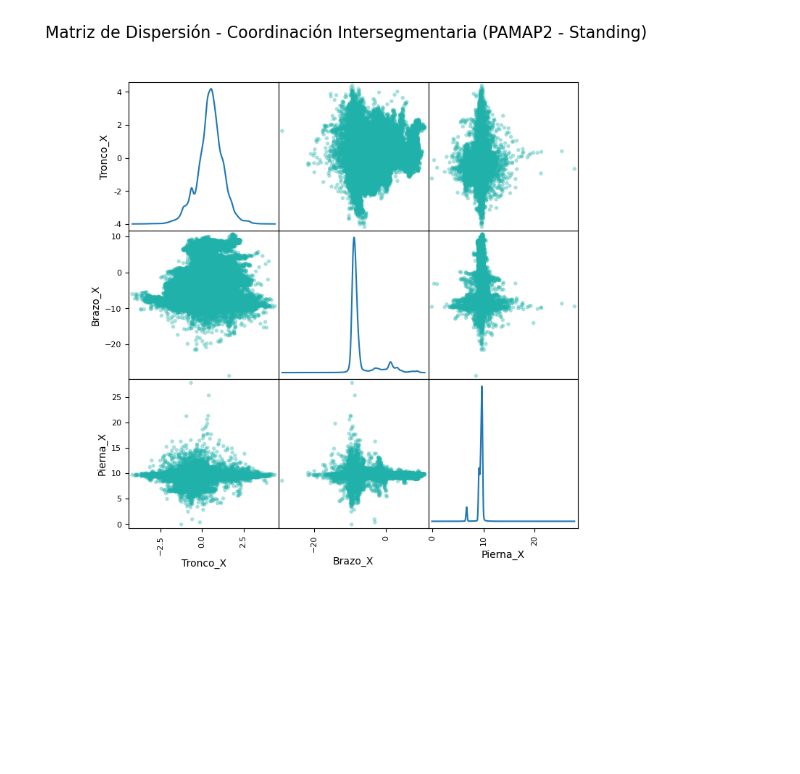
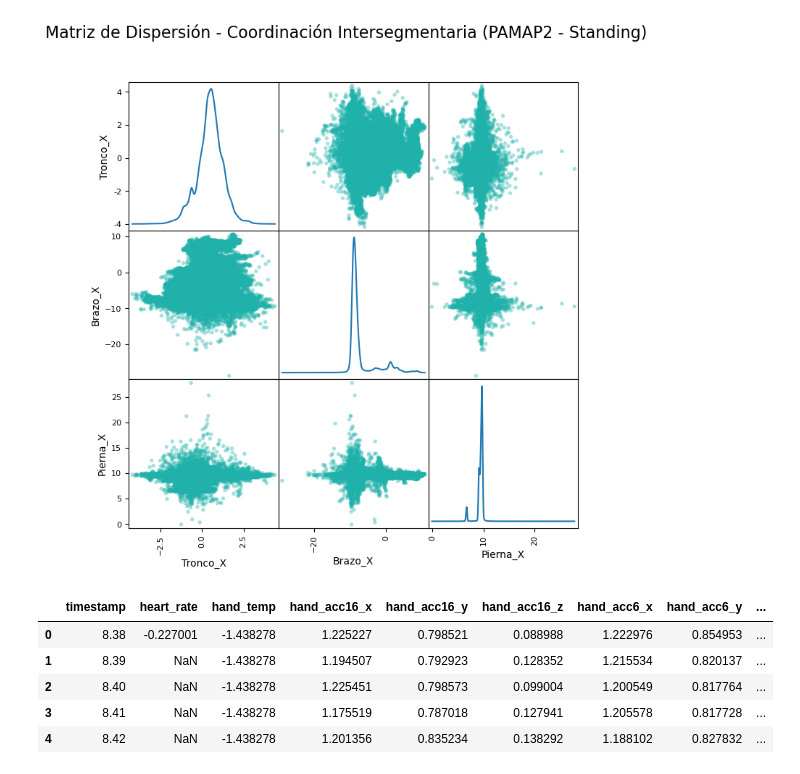
Before and after one commit to Villanueva112/Reconocimiento-de-la-Actividad-Humana-Basada-en-la-Fusi-n-de-Datos, a Jupyter notebook: PAMAP2.ipynb, the cells around one changed output. Saved outputs shown, nothing was run; the diff lists cells and outputs as text; code cells hidden in the pictures; blank space fills up the shorter version.

```diff
--- a/PAMAP2.ipynb
+++ b/PAMAP2.ipynb
@@ -288,3 +321,40 @@ plt.suptitle(
 plt.show()
 # %% [output]
 [figure]
+# %%
+from sklearn.preprocessing import StandardScaler
+
+# Separar variables
+X = PAMAP2DATASET.drop(columns=["activity_id", "subject_id", "timestamp"])
+y = PAMAP2DATASET["activity_id"]
+subject_ids = PAMAP2DATASET["subject_id"]
+timestamps = PAMAP2DATASET["timestamp"]
+
+# Crear scaler
+scaler = StandardScaler()
+
+# Ajustar y transformar
+X_scaled = scaler.fit_transform(X)
+
+# Volver a DataFrame
+X_scaled = pd.DataFrame(X_scaled, columns=X.columns)
+
+# Reconstruir dataset final
+PAMAP2DATASET_scaled = pd.concat(
+    [
+        timestamps.reset_index(drop=True),
+        X_scaled,
+        y.reset_index(drop=True),
+        subject_ids.reset_index(drop=True)
+    ],
+    axis=1
+)
+
+PAMAP2DATASET_scaled.head()
+# %% [output]
+|  | timestamp | heart_rate | hand_temp | hand_acc16_x | hand_acc16_y | hand_acc16_z | hand_acc6_x | hand_acc6_y | ... |
+| 0 | 8.38 | -0.227001 | -1.438278 | 1.225227 | 0.798521 | 0.088988 | 1.222976 | 0.854953 | ... |
+| 1 | 8.39 | NaN | -1.438278 | 1.194507 | 0.792923 | 0.128352 | 1.215534 | 0.820137 | ... |
+| 2 | 8.40 | NaN | -1.438278 | 1.225451 | 0.798573 | 0.099004 | 1.200549 | 0.817764 | ... |
+| 3 | 8.41 | NaN | -1.438278 | 1.175519 | 0.787018 | 0.127941 | 1.205578 | 0.817728 | ... |
+| 4 | 8.42 | NaN | -1.438278 | 1.201356 | 0.835234 | 0.138292 | 1.188102 | 0.827832 | ... |
```
Also changed, not shown: parts of 11 cells of this notebook, 2 other files.
